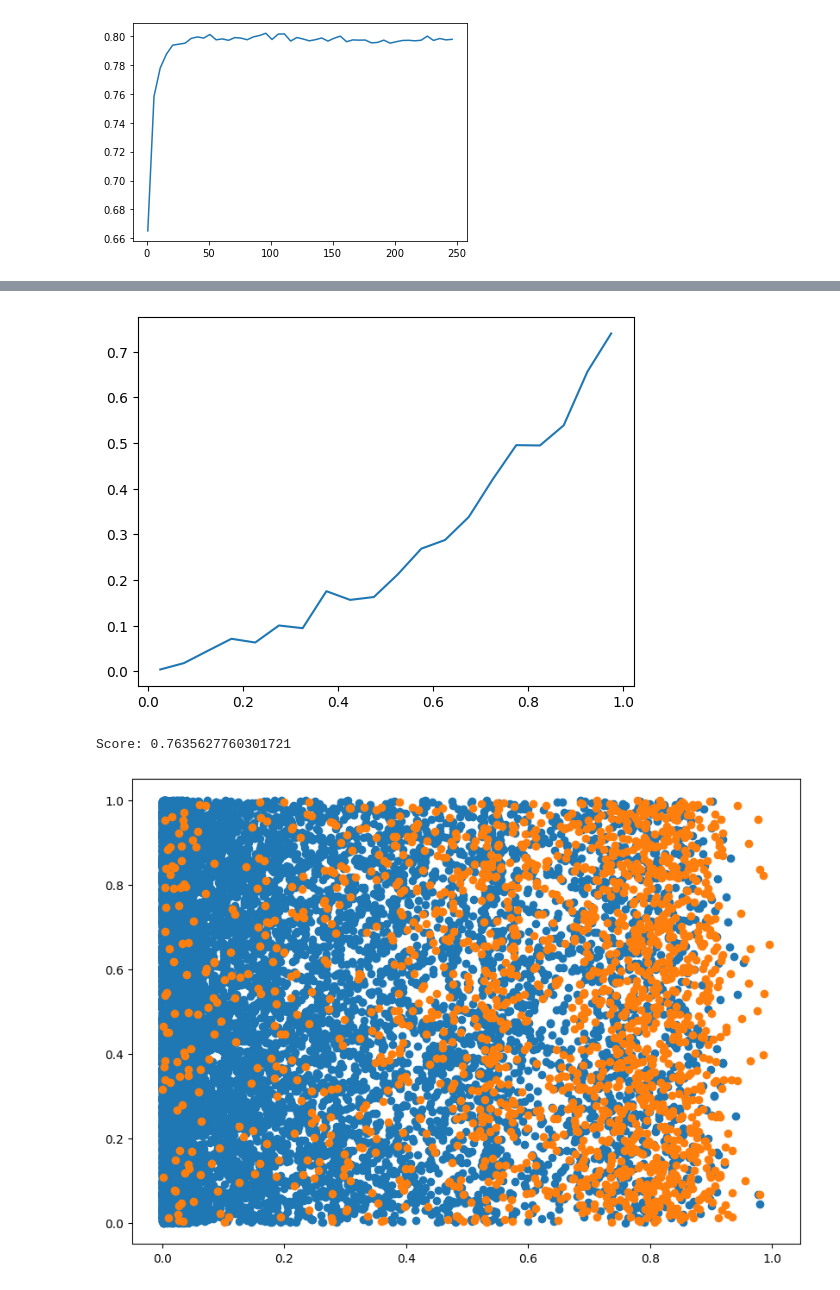
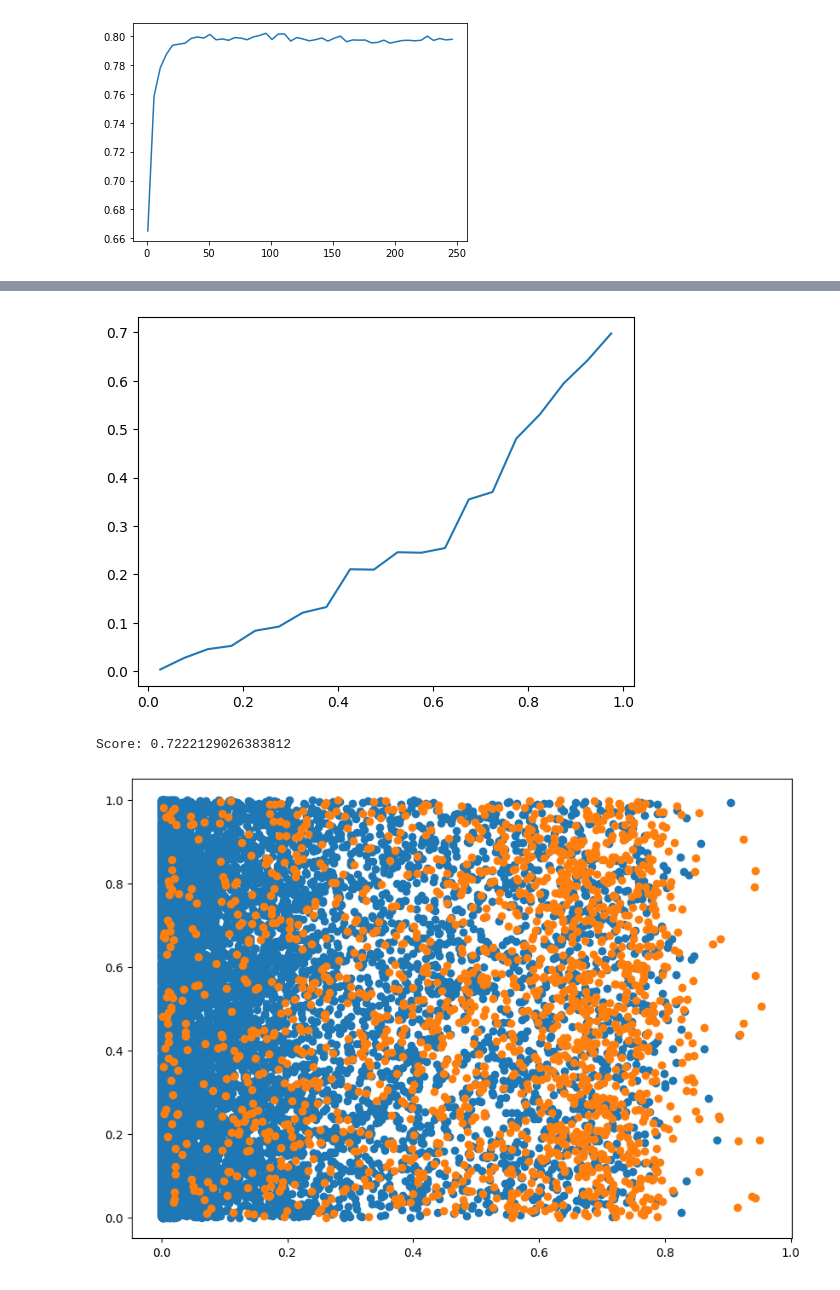
Before and after one commit to aruasouza/amcred, a Jupyter notebook: model.ipynb, the cells around one changed output, grey strips where cells are left out. Saved outputs shown, nothing was run; the diff lists cells and outputs as text; code cells hidden in the pictures.

```diff
--- a/model.ipynb
+++ b/model.ipynb
@@ -10,7 +10,7 @@ from sklearn.model_selection import GridSearchCV
 from scipy.optimize import curve_fit
 import json
 # %%
-df = pd.read_feather('big_frame_3.feather')
+df = pd.read_feather('big_frame_4.feather')
 # %%
 x_train,x_test,y_train,y_test = train_test_split(df.drop('DEFAULT',axis = 1).values,df['DEFAULT'].values,test_size = 0.25)
 # %%
@@ -116,17 +116,17 @@ Score: 0.7689825023372364
 # %%
 proba_plot(y_test,prediction,0.05)
 # %% [output]
-[figure, old version]
+[figure, new version]
 # %%
-xgb_model = XGBClassifier(scale_pos_weight = 4,max_depth = 3,eta = .3,).fit(x_train, y_train)
+xgb_model = XGBClassifier(scale_pos_weight = 2,max_depth = 2,eta = .4).fit(x_train, y_train)
 prediction = xgb_model.predict_proba(x_test)[:,1]
 print('Score:',metric(y_test,prediction))
 plt.figure(figsize = (10,7))
 _ = plt.scatter(prediction[y_test == 0],np.random.rand(len(prediction[y_test == 0])))
 _ = plt.scatter(prediction[y_test == 1],np.random.rand(len(prediction[y_test == 1])))
 # %% [output]
-Score: 0.7635627760301721
+Score: 0.7222129026383812
-[figure, old version]
+[figure, new version]
 # %%
 proba_plot(y_test,prediction,0.05)
 # %% [output]
```
Also changed, not shown: parts of 9 cells of this notebook, 9 other files.
